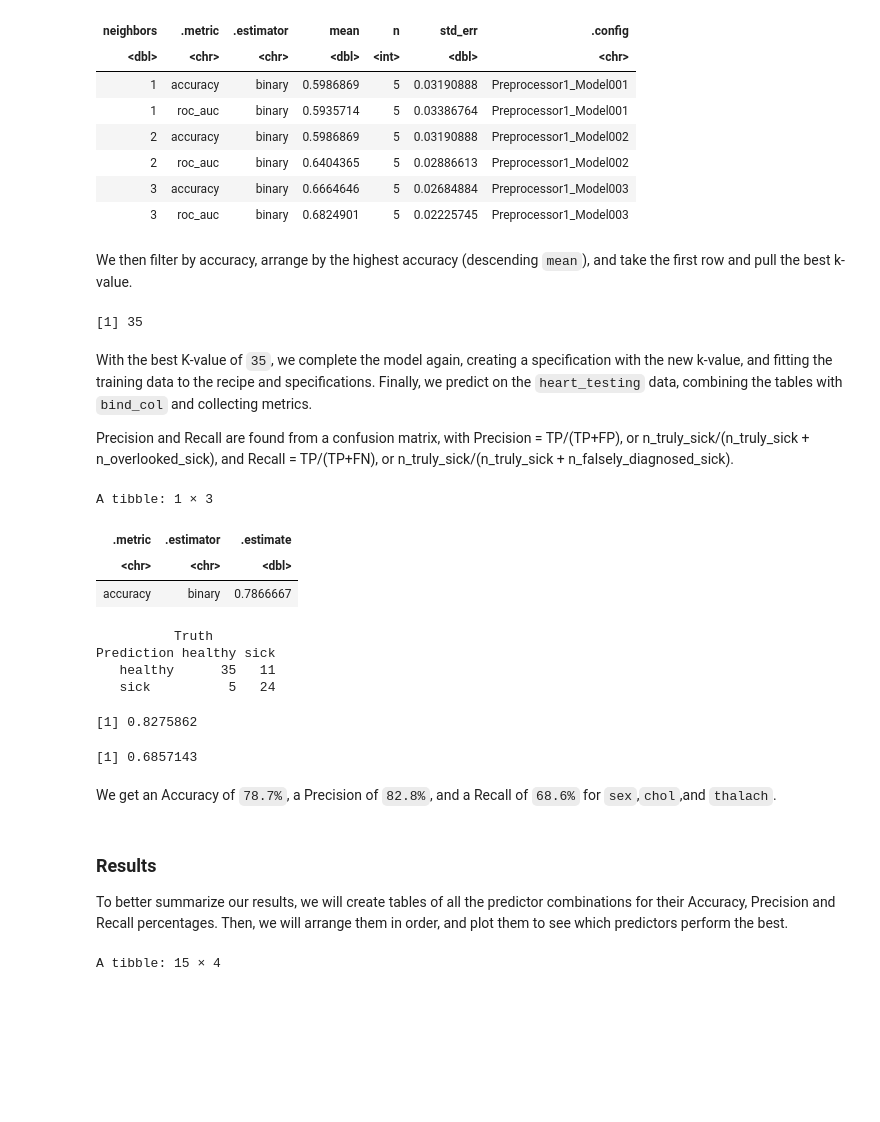
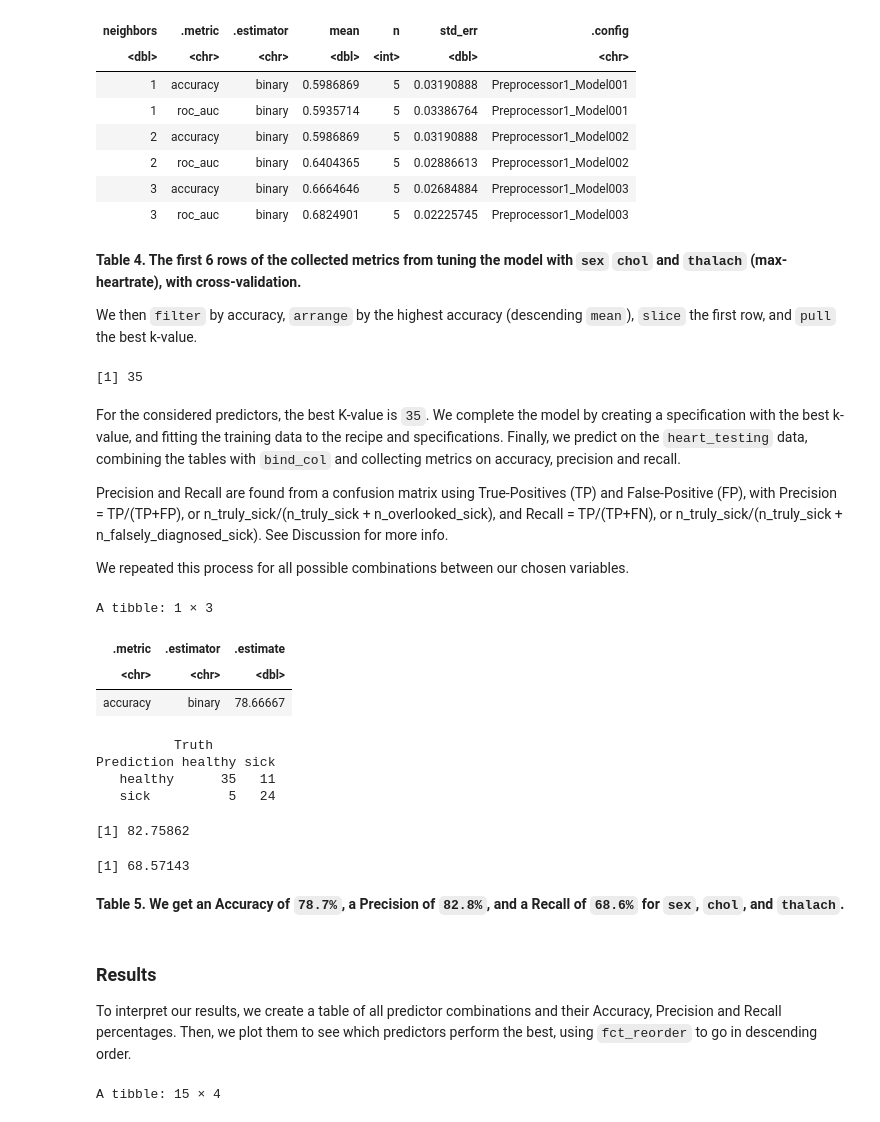
Before and after one commit to Mr-Slope/DSCI-100_Group_Project, a Jupyter notebook: group_report.ipynb, the cells around one changed output. Cells and saved outputs as stored; diff of their text form; code cells hidden in the pictures; blank space fills up the shorter version.

```diff
--- a/group_report.ipynb
+++ b/group_report.ipynb
@@ -279,7 +288,9 @@ A tibble: 6 × 7
 | 3 | accuracy | binary | 0.6664646 | 5 | 0.02684884 | Preprocessor1_Model003 |
 | 3 | roc_auc | binary | 0.6824901 | 5 | 0.02225745 | Preprocessor1_Model003 |
 # %% [markdown]
-We then filter by accuracy, arrange by the highest accuracy (descending `mean`), and take the first row and pull the best k-value.
+**Table 4. The first 6 rows of the collected metrics from tuning the model with `sex` `chol` and `thalach` (max-heartrate), with cross-validation.**
+
+We then `filter` by accuracy, `arrange` by the highest accuracy (descending `mean`), `slice` the first row, and `pull` the best k-value.
 # %%
 heart_fit_sct_best_k <- heart_tune_sct |>
     select(neighbors, mean, .metric) |>
@@ -292,55 +303,58 @@ heart_fit_sct_best_k
 # %% [output]
 [1] 35
 # %% [markdown]
-With the best K-value of `35`, we complete the model again, creating a specification with the new k-value, and fitting the training data to the recipe and specifications. Finally, we predict on the `heart_testing` data, combining the tables with `bind_col` and collecting metrics.
+For the considered predictors, the best K-value is `35`. We complete the model by creating a specification with the best k-value, and fitting the training data to the recipe and specifications. Finally, we predict on the `heart_testing` data, combining the tables with `bind_col` and collecting metrics on accuracy, precision and recall.
 
-Precision and Recall are found from a confusion matrix, with Precision = TP/(TP+FP), or n_truly_sick/(n_truly_sick + n_overlooked_sick), and Recall = TP/(TP+FN), or n_truly_sick/(n_truly_sick + n_falsely_diagnosed_sick).
+Precision and Recall are found from a confusion matrix using True-Positives (TP) and False-Positive (FP), with Precision = TP/(TP+FP), or n_truly_sick/(n_truly_sick + n_overlooked_sick), and Recall = TP/(TP+FN), or n_truly_sick/(n_truly_sick + n_falsely_diagnosed_sick). See Discussion for more info.
+
+We repeated this process for all possible combinations between our chosen variables.
 # %%
 heart_spec_sct <- nearest_neighbor(weight="rectangular", neighbors=heart_fit_sct_best_k) |>
     set_engine("kknn") |>
     set_mode("classification")
 
 heart_fit_sct <- workflow() |>
     add_recipe(heart_recipe_sct) |>
     add_model(heart_spec_sct) |>
     fit(heart_training)
 
 heart_pred_sct <- heart_fit_sct |>
     predict(heart_testing) |>
     bind_cols(heart_testing)
 # Accuracy
 heart_pred_sct_metrics <- heart_pred_sct |>
     metrics(truth = num, estimate=.pred_class) |>
-    filter(.metric == "accuracy")
+    filter(.metric == "accuracy") |>
+    mutate(.estimate = .estimate*100)
 heart_pred_sct_metrics
 
 # Confusion Matrix
 heart_pred_sct_conf <- heart_pred_sct |>
     conf_mat(truth=num,estimate=.pred_class)
 heart_pred_sct_conf
 
 # with Sick being the True Positive
-heart_sct_precision <- 24/(24+5) # Precision = TP/(TP+FP)
+heart_sct_precision <- 24/(24+5)*100 # Precision = TP/(TP+FP)
 heart_sct_precision
-heart_sct_recall <- 24/(24+11) # Recall = TP/(TP+FN)
+heart_sct_recall <- 24/(24+11)*100 # Recall = TP/(TP+FN)
 heart_sct_recall
 # %% [output]
 A tibble: 1 × 3
 | .metric | .estimator | .estimate |
 | <chr> | <chr> | <dbl> |
-| accuracy | binary | 0.7866667 |
+| accuracy | binary | 78.66667 |
           Truth
 Prediction healthy sick
    healthy      35   11
    sick          5   24
-[1] 0.8275862
+[1] 82.75862
-[1] 0.6857143
+[1] 68.57143
 # %% [markdown]
-We get an Accuracy of `78.7%`, a Precision of `82.8%`, and a Recall of `68.6%` for `sex`,`chol`,and `thalach`.
+**Table 5. We get an Accuracy of `78.7%`, a Precision of `82.8%`, and a Recall of `68.6%` for `sex`, `chol`, and `thalach`.**
 # %% [markdown]
 ### Results
 
-To better summarize our results, we will create tables of all the predictor combinations for their Accuracy, Precision and Recall percentages. Then, we will arrange them in order, and plot them to see which predictors perform the best.
+To interpret our results, we create a table of all predictor combinations and their Accuracy, Precision and Recall percentages. Then, we plot them to see which predictors perform the best, using `fct_reorder` to go in descending order.
 # %%
 metrics_table <- tibble(predictor = c("Age", "Age and Sex", "Age, Sex and Cholestrol", "Age, Sex, Cholesterol and Max-Heartrate",
                                       "Max-Heartrate","Sex and Cholesterol","Cholesterol and Max-Heartrate","Sex, Cholesterol and Max-Heartrate",
```
Also changed, not shown: parts of 16 cells of this notebook.
